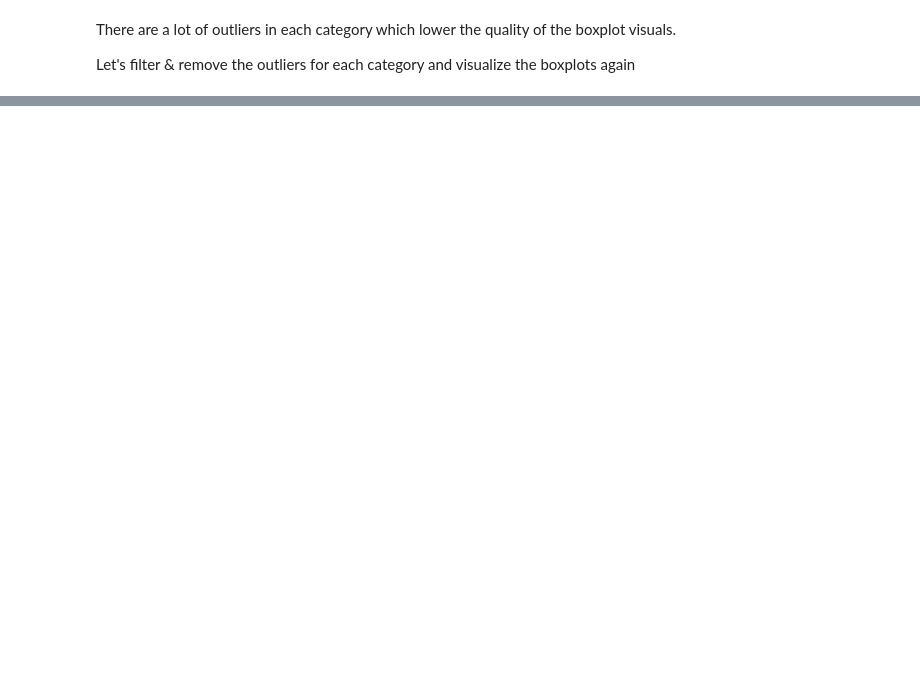
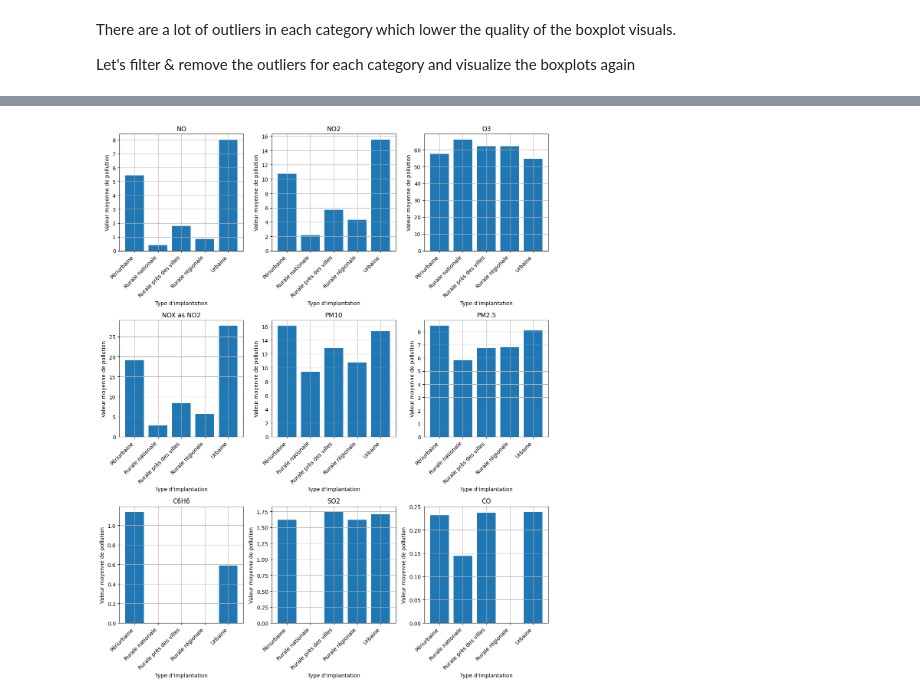
Before and after one commit to Ritishrx7/AirQuality, a Jupyter notebook: Final/Work_Notebook.ipynb, the cells around one changed output, grey strips where cells are left out. Cells and saved outputs as stored; diff of their text form; code cells hidden in the pictures; blank space fills up the shorter version.

```diff
--- a/Final/Work_Notebook.ipynb
+++ b/Final/Work_Notebook.ipynb
@@ -417,0 +487,3 @@ sns.boxplot(data=df[filtre], x="Polluant", y="valeur")
+# %%
+grouped_impl = df.groupby(["implantation_type", "Polluant"])["valeur"].mean().unstack()
+grouped_impl.tail()
@@ -417,0 +498,24 @@ sns.boxplot(data=df[filtre], x="Polluant", y="valeur")
+# %%
+fig, axs = plt.subplots(3,3, figsize=(12,16))
+
+# Générer un barplot pour chaque polluant dans chaque sous-graphe
+for idx, (polluant, ax) in enumerate(zip(polluants, axs.ravel())):
+
+    # Obtenir les valeurs moyennes de pollution pour chaque type d'influence pour le polluant actuel
+    values = grouped_impl[polluant]
+
+    # Créer un barplot
+    ax.bar(values.index, values.values)
+    ax.set_title(f'{polluant}')
+    ax.set_xlabel('Type d\'implantation')
+    ax.set_ylabel('Valeur moyenne de pollution')
+    ax.grid(True)
+
+    # Incliner les étiquettes de l'axe x à 45 degrés
+    ax.set_xticklabels(values.index, rotation=45, ha='right')
+
+# Ajuster l'espacement pour éviter le chevauchement
+plt.tight_layout(rect=[0, 0.03, 1, 0.95])
+plt.show()
+# %% [output]
+[figure, added]
```
Also changed, not shown: parts of 14 cells of this notebook.
